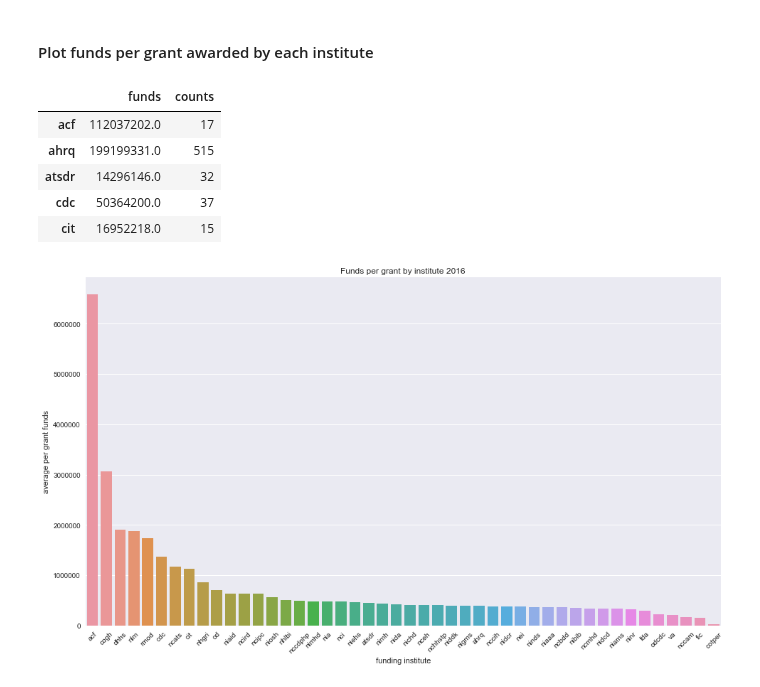
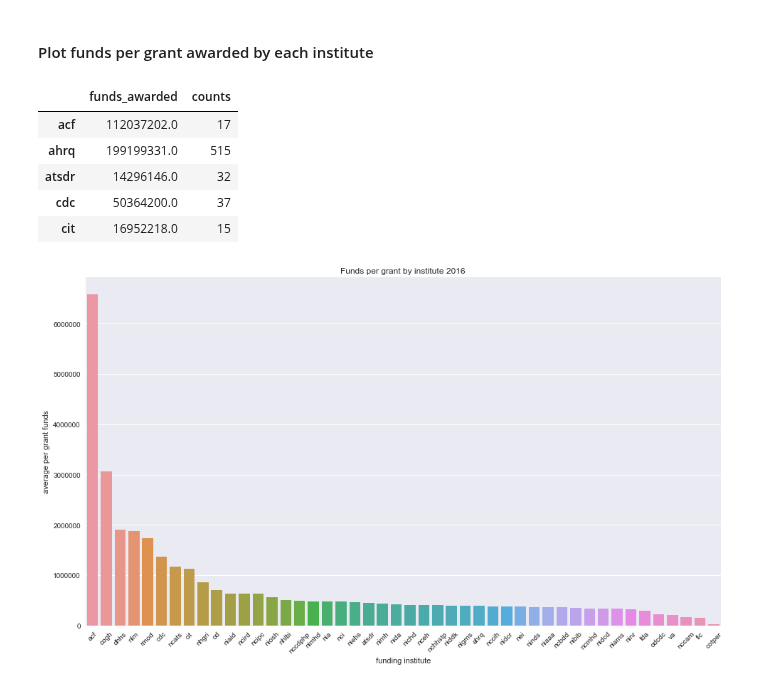
Before and after one commit to yuwie10/nih-awards, a Jupyter notebook: grants_EDA.ipynb, the cells around one changed output. Drawn from its saved outputs; the diff is of its cells as text; code cells hidden in the pictures.

```diff
--- a/grants_EDA.ipynb
+++ b/grants_EDA.ipynb
@@ -192,13 +236,21 @@ for xlab in p.get_xticklabels():
 # %% [markdown]
 #### Plot funds per grant awarded by each institute
 # %%
-total_funds = institute_funds.groupby('institute').sum().sort_values('funds', ascending = False)
+#sum funds awarded grouped by institute to get the total funds awarded by each institute
+total_funds = institute_funds.groupby('institute').sum().sort_values('funds_awarded', ascending = False)
+
+#count the number of grants awarded by each institute
 grants_per_inst = pd.DataFrame(institute_funds['institute'].value_counts())
+
 total_funds = pd.merge(total_funds, grants_per_inst, left_index=True, right_index=True, how='outer')
 total_funds = total_funds.rename(columns = {'institute':'counts'})
+
+#individual application IDs are not relevant in aggregate
+del total_funds['application_id']
+
 total_funds.head()
 # %% [output]
-|  | funds | counts |
+|  | funds_awarded | counts |
 | acf | 112037202.0 | 17 |
 | ahrq | 199199331.0 | 515 |
 | atsdr | 14296146.0 | 32 |
```
Also changed, not shown: parts of 14 cells of this notebook.
